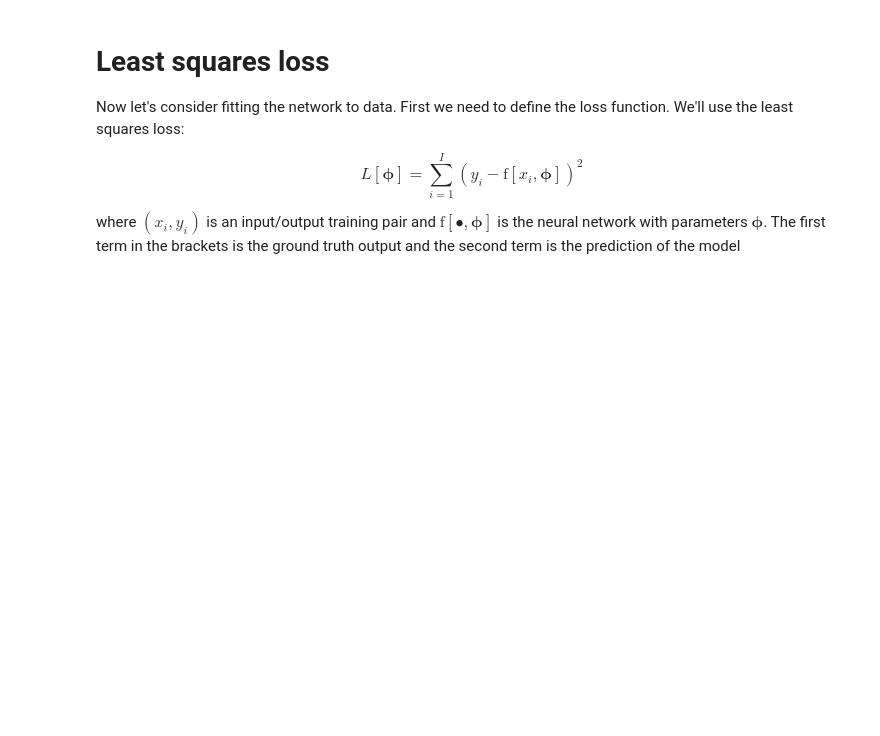
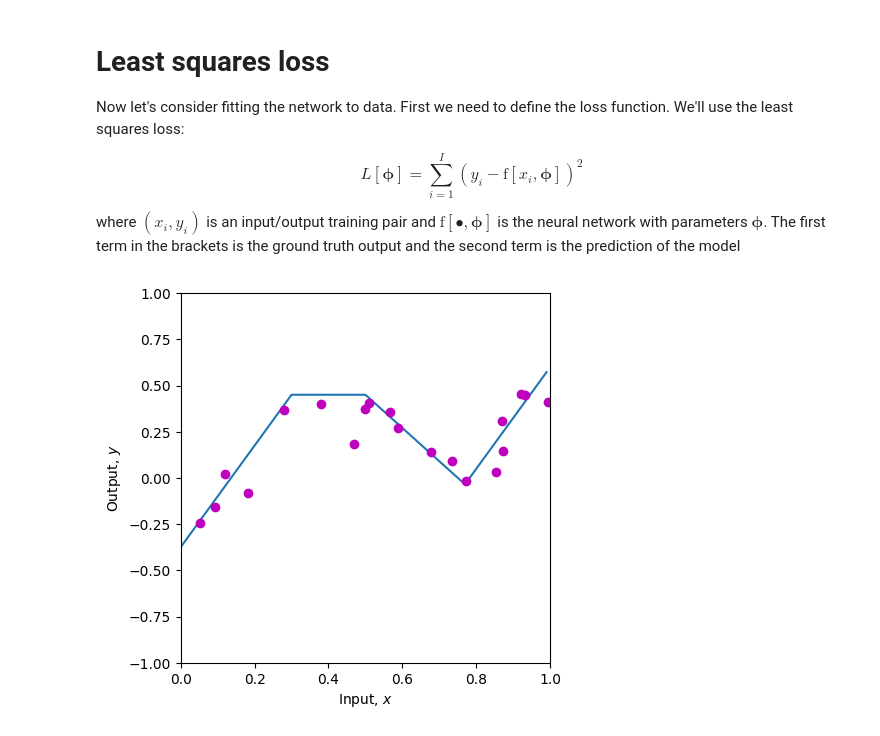
Before and after one commit to sahil-bhatia-iitbhu/understanding_deep_learning_prince, a Jupyter notebook: Chap03_Shallow_Neural_Networks/Chap03_Notebook_1.ipynb, the cells around one changed output. Saved outputs shown, nothing was run; the diff lists cells and outputs as text; code cells hidden in the pictures; blank space fills up the shorter version.

```diff
--- a/Chap03_Shallow_Neural_Networks/Chap03_Notebook_1.ipynb
+++ b/Chap03_Shallow_Neural_Networks/Chap03_Notebook_1.ipynb
@@ -197,7 +241,8 @@ def least_squares_loss(y_train, y_predict):
   # differences between the real values of y and the predicted values from the model f[x_i,phi]
   # (see figure 2.2 of the book)
   # you will need to use the function np.sum
-  loss = 0
+  loss = np.zeros_like(x)
+  loss = np.sum((y_train - y_predict)**2)
 
   return loss
 # %%
@@ -205,35 +250,37 @@ def least_squares_loss(y_train, y_predict):
 theta_10 =  0.3 ; theta_11 = -1.0
 theta_20 = -1.0  ; theta_21 = 2.0
 theta_30 = -0.5  ; theta_31 = 0.65
-phi_0 = -0.3; phi_1 = 2.0; phi_2 = -1.0; phi_3 = 7.0
+phi_0 = 0.45; phi_1 = -2.75; phi_2 = -0.9; phi_3 = 7.0
 
 # Define a range of input values
 x = np.arange(0,1,0.01)
 
 x_train = np.array([0.09291784,0.46809093,0.93089486,0.67612654,0.73441752,0.86847339,\
                    0.49873225,0.51083168,0.18343972,0.99380898,0.27840809,0.38028817,\
                    0.12055708,0.56715537,0.92005746,0.77072270,0.85278176,0.05315950,\
                    0.87168699,0.58858043])
 y_train = np.array([-0.15934537,0.18195445,0.451270150,0.13921448,0.09366691,0.30567674,\
                     0.372291170,0.40716968,-0.08131792,0.41187806,0.36943738,0.3994327,\
                     0.019062570,0.35820410,0.452564960,-0.0183121,0.02957665,-0.24354444, \
                     0.148038840,0.26824970])
 
 # We run the neural network for each of these input values
 y, pre_1, pre_2, pre_3, act_1, act_2, act_3, w_act_1, w_act_2, w_act_3 = \
     shallow_1_1_3(x, ReLU, phi_0,phi_1,phi_2,phi_3, theta_10, theta_11, theta_20, theta_21, theta_30, theta_31)
 # And then plot it
-plot_neural(x, y, pre_1, pre_2, pre_3, act_1, act_2, act_3, w_act_1, w_act_2, w_act_3, plot_all=True, x_data = x_train, y_data = y_train)
+plot_neural(x, y, pre_1, pre_2, pre_3, act_1, act_2, act_3, w_act_1, w_act_2, w_act_3, plot_all=False, x_data = x_train, y_data = y_train)
 
 # Run the neural network on the training data
 y_predict, *_ = shallow_1_1_3(x_train, ReLU, phi_0,phi_1,phi_2,phi_3, theta_10, theta_11, theta_20, theta_21, theta_30, theta_31)
 
 # Compute the least squares loss and print it out
 loss = least_squares_loss(y_train,y_predict)
-print('Your Loss = %3.3f, True value = 9.385'%(loss))
+print('\nYour Loss = %3.3f, True value = 9.385'%(loss))
 
 # TODO.  Manipulate the parameters (by hand!) to make the function
 # fit the data better and try to reduce the loss to as small a number
 # as possible.  The best that I could do was 0.181
 # Tip... start by manipulating phi_0.
 # It's not that easy, so don't spend too much time on this!
+# %% [output]
+[figure, added]
```
Also changed, not shown: parts of 7 cells of this notebook.
